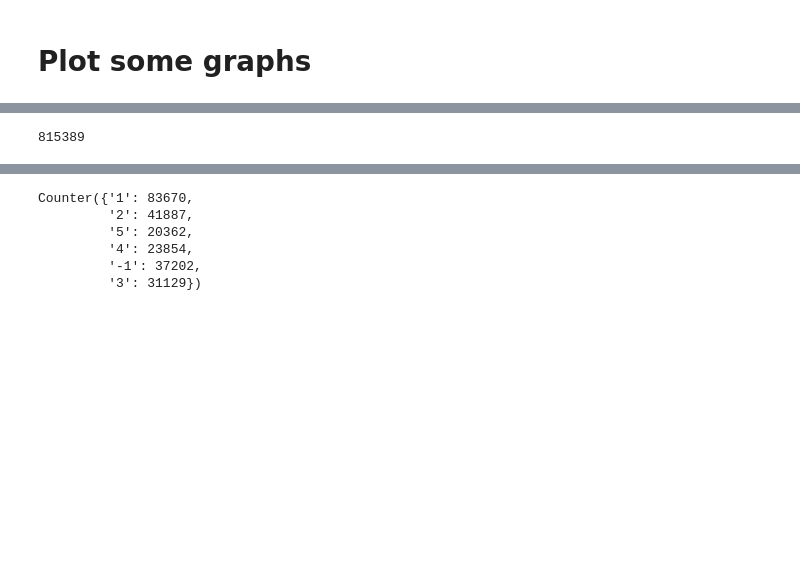
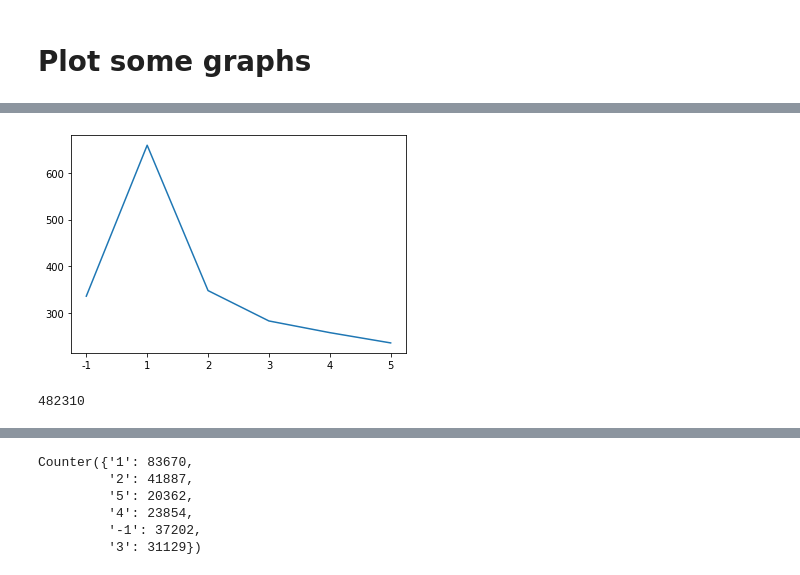
Before and after one commit to jesa7955/context-translation, a Jupyter notebook: notebooks/filter_results.ipynb, the cells around one changed output, grey strips where cells are left out. Drawn from its saved outputs; the diff is of its cells as text; code cells hidden in the pictures; blank space fills up the shorter version.

```diff
--- a/notebooks/filter_results.ipynb
+++ b/notebooks/filter_results.ipynb
@@ -37,4 +164,9 @@ def get_counter(pairs):
+# %%
+jaen_test_counter = plot_from_counter(jaen_test_counter)
+# %% [output]
+[figure, added]
 # %%
-sum([len(doc) for doc in context_pairs.values()])
+sum([len(doc) for doc in enja_context_pairs.values()])
+sum([len(doc) for doc in jaen_context_pairs.values()])
 # %% [output]
-815389
+482310
```
Also changed, not shown: parts of 34 cells of this notebook, 7 other files.
